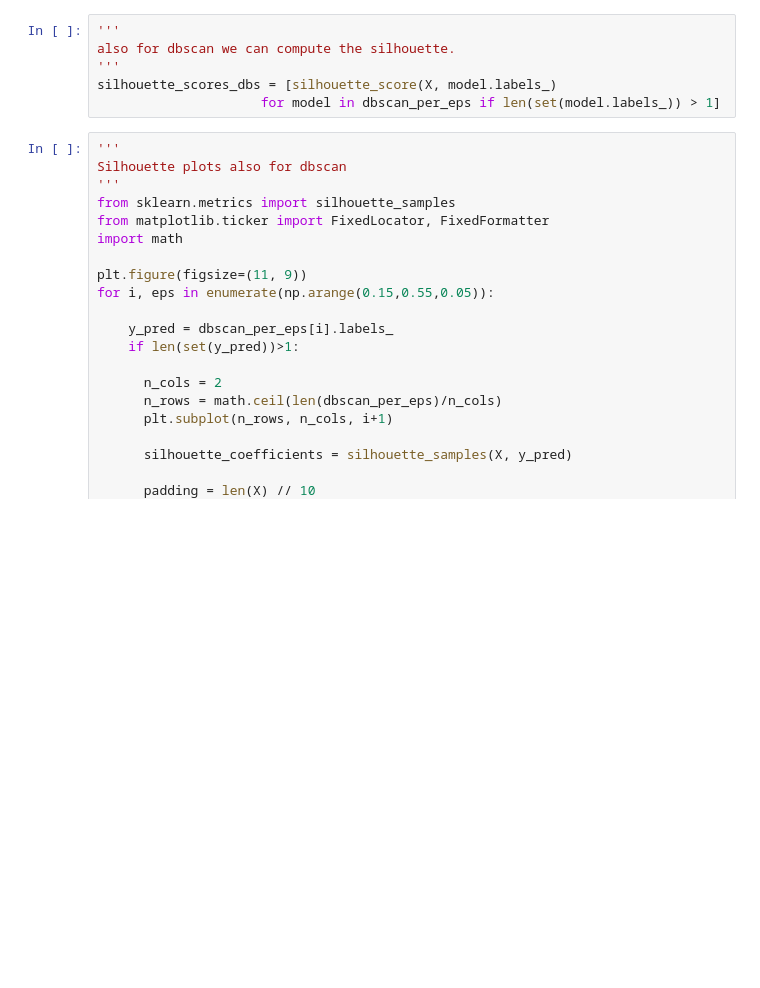
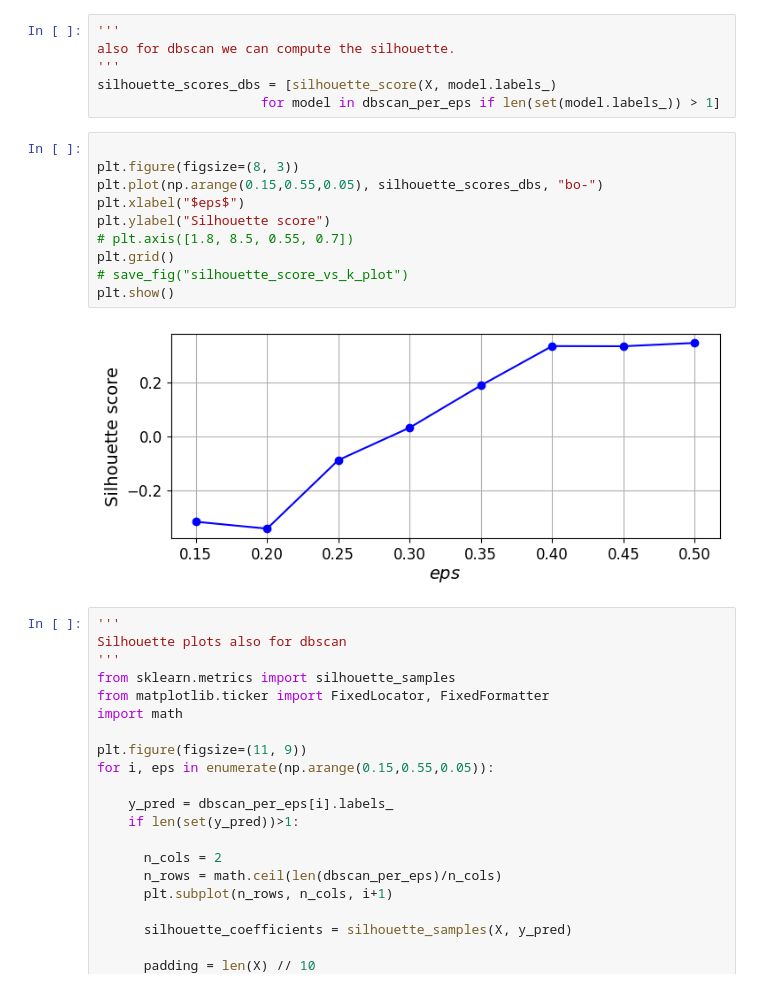
Before and after one commit to fpinell/mlsa, a Jupyter notebook: notebooks/Lecture_2_Unsupervised_Learning.ipynb, the cells around one changed output. Cells and saved outputs as stored; diff of their text form; blank space fills up the shorter version.

```diff
--- a/notebooks/Lecture_2_Unsupervised_Learning.ipynb
+++ b/notebooks/Lecture_2_Unsupervised_Learning.ipynb
@@ -1826,6 +1846,18 @@ also for dbscan we can compute the silhouette.
 '''
 silhouette_scores_dbs = [silhouette_score(X, model.labels_)
                      for model in dbscan_per_eps if len(set(model.labels_)) > 1]
+# %%
+
+plt.figure(figsize=(8, 3))
+plt.plot(np.arange(0.15,0.55,0.05), silhouette_scores_dbs, "bo-")
+plt.xlabel("$eps$")
+plt.ylabel("Silhouette score")
+# plt.axis([1.8, 8.5, 0.55, 0.7])
+plt.grid()
+# save_fig("silhouette_score_vs_k_plot")
+plt.show()
+# %% [output]
+[figure, added]
 # %%
 '''
 Silhouette plots also for dbscan
```
Also changed, not shown: parts of 8 cells of this notebook.
